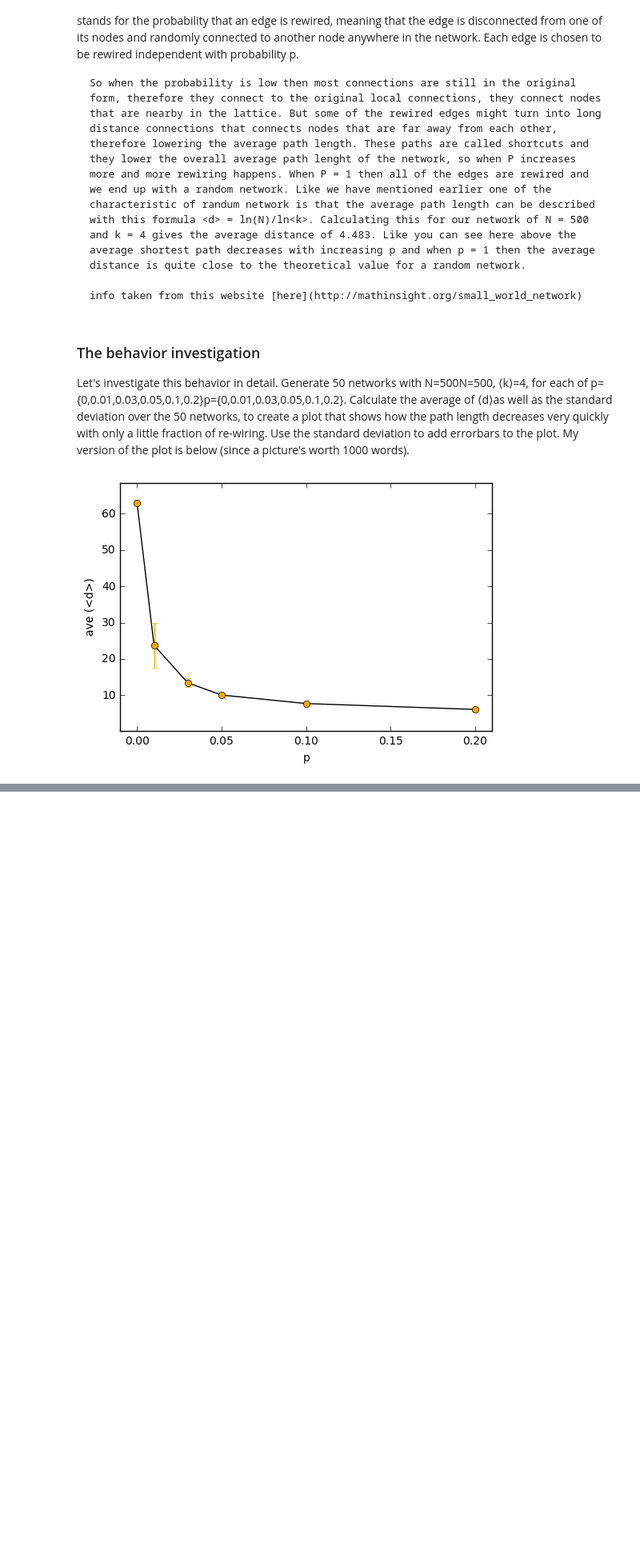
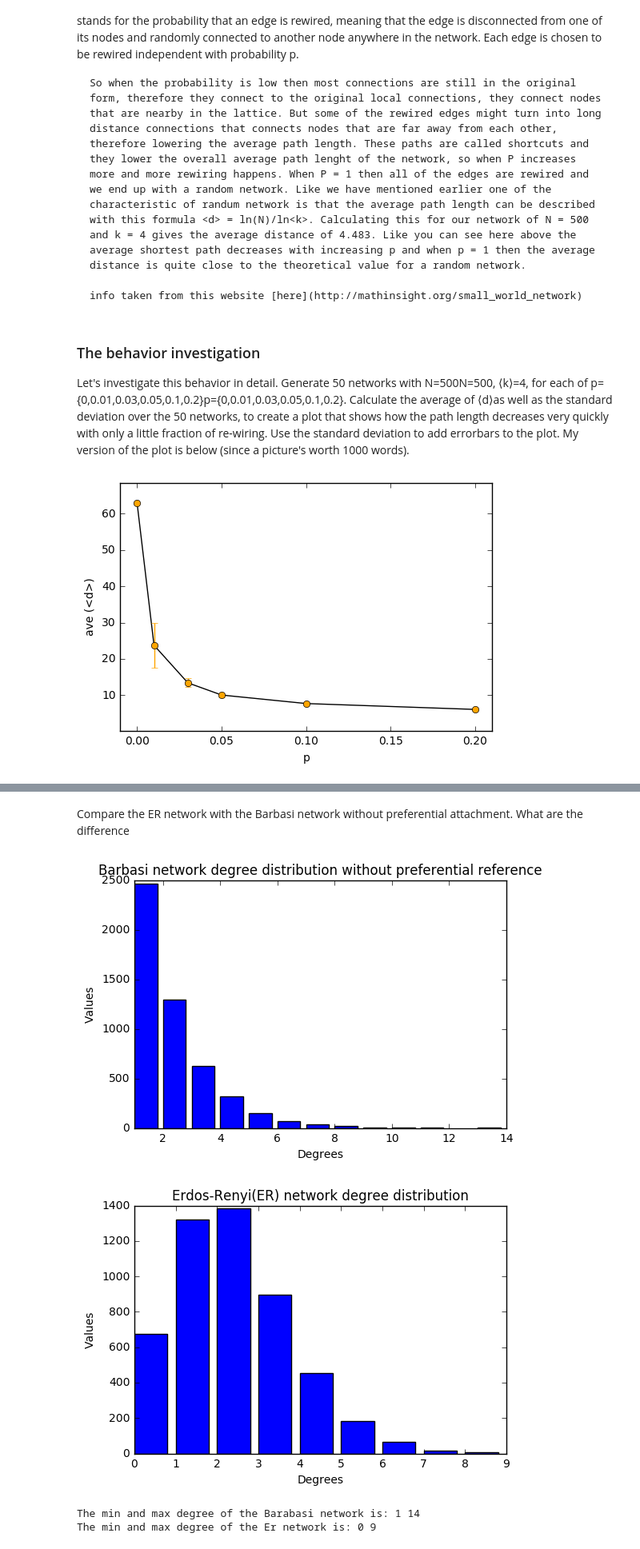
Before and after one commit to gretarg09/DTU__SocialGraphsAndInteractions, a Jupyter notebook: week_three/week_three_GAG.ipynb, the cells around one changed output, grey strips where cells are left out. Shown at 80% size. Saved outputs shown, nothing was run; the diff lists cells and outputs as text; code cells hidden in the pictures; blank space fills up the shorter version.

```diff
--- a/week_three/week_three_GAG.ipynb
+++ b/week_three/week_three_GAG.ipynb
@@ -110,0 +234,68 @@ avgs.values()
+# %%
+from __future__ import division
+# Create ER network of same size and degree
+
+barbasi_k = np.mean(G_barabasi.degree().values())
+# calculate p based on the average degree of the barbasi
+# p = k / (n-1)
+N = 5000
+p =  barbasi_k / (N - 1)
+G_er = nx.erdos_renyi_graph(N,p)
+# %% [markdown]
+Compare the ER network with the Barbasi network without preferential attachment. What are the difference
+# %%
+from __future__ import division
+import collections
+
+# let's start the comparison by plotting up the degree distribution for both networks
+
+# Extract the average degree
+er_degree = G_er.degree().values()
+barbasi_degree = G_barabasi.degree().values()
+
+er_degree_dist = { "bin_edges" : [], "values" : [] }
+barbasi_degree_dist = { "bin_edges" : [], "values" : [] }
+
+# Let´s bin these integer numbers from max to min, where each integer value gets its own bin
+for number, value in collections.Counter(er_degree).items():
+    er_degree_dist["bin_edges"].append(number)
+    er_degree_dist["values"].append(value)
+for number, value in collections.Counter(barbasi_degree).items():
+    barbasi_degree_dist["bin_edges"].append(number)
+    barbasi_degree_dist["values"].append(value)
+
+plt.bar(barbasi_degree_dist["bin_edges"], barbasi_degree_dist["values"])
+plt.xlim(min(barbasi_degree_dist["bin_edges"]), max(barbasi_degree_dist["bin_edges"]))
+
+plt.title("Barbasi network degree distribution without preferential reference")
+plt.xlabel("Degrees")
+plt.ylabel("Values")
+
+plt.show()
+
+plt.bar(er_degree_dist["bin_edges"], er_degree_dist["values"])
+plt.xlim(min(er_degree_dist["bin_edges"]), max(er_degree_dist["bin_edges"]))
+
+plt.title("Erdos-Renyi(ER) network degree distribution")
+plt.xlabel("Degrees")
+plt.ylabel("Values")
+
+plt.show()
+
+
+# Check out the min and max degrees
+# Find the maximum and minimum degree of the network
+print "The min and max degree of the Barabasi network is: {} {}".format(
+    min(G_barabasi.degree().values()),
+    max(G_barabasi.degree().values())
+)
+
+print "The min and max degree of the Er network is: {} {}".format(
+    min(G_er.degree().values()),
+    max(G_er.degree().values())
+)
+# %% [output]
+[figure, added]
+[figure, added]
+The min and max degree of the Barabasi network is: 1 14
+The min and max degree of the Er network is: 0 9
```
Also changed, not shown: parts of 12 cells of this notebook.
